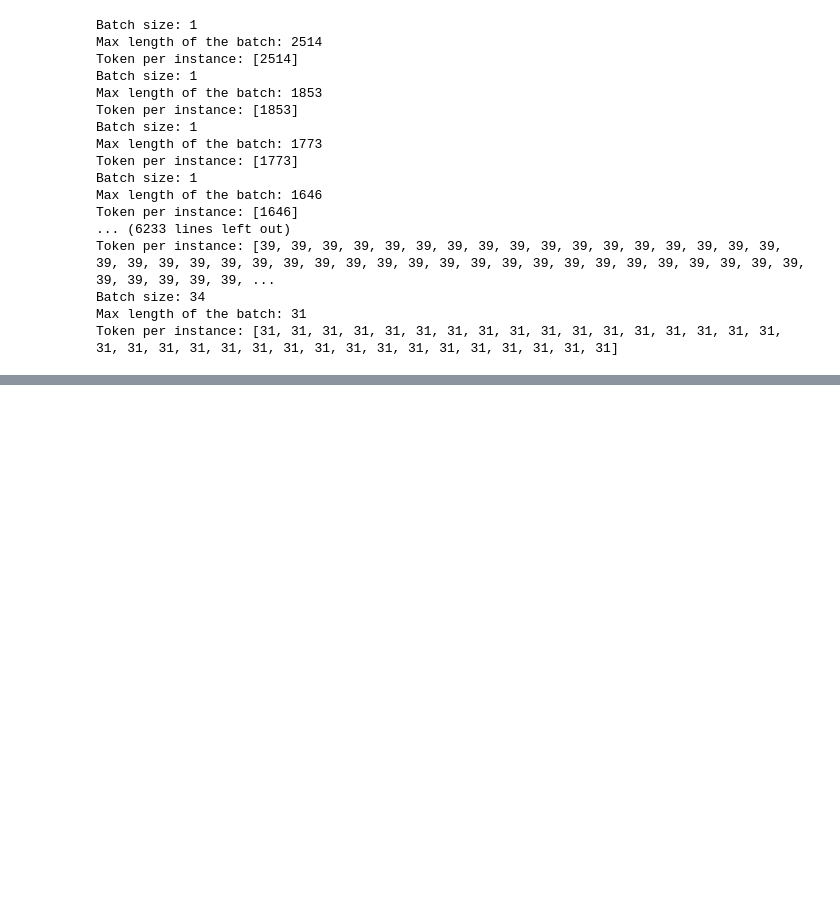
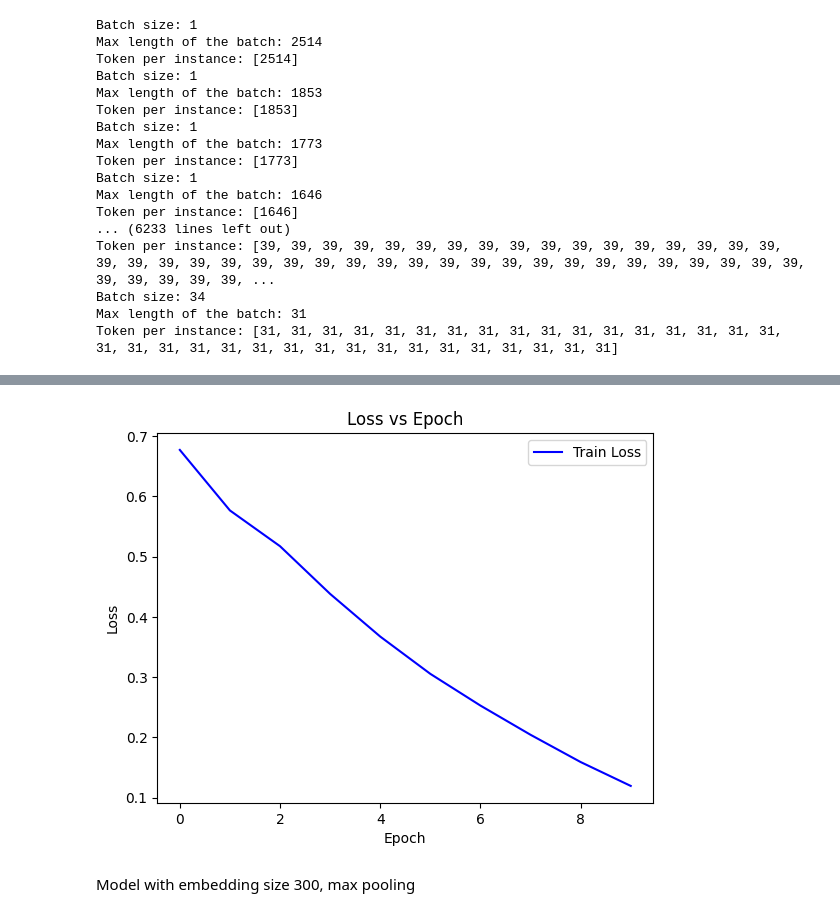
Before and after one commit to sczternasty/Attention-is-all-you-need, a Jupyter notebook: IMDb_model.ipynb, the cells around one changed output, grey strips where cells are left out. Cells and saved outputs as stored; diff of their text form; code cells hidden in the pictures; blank space fills up the shorter version.

Commit message:
experimenting with emb dim + pooling

```diff
--- a/IMDb_model.ipynb
+++ b/IMDb_model.ipynb
@@ -120,0 +157,19 @@ def accuracy(pred, y):
+# %%
+torch.manual_seed(42)
+model = BaseLineClassifierMax(len(w2i), 100)
+model.to(device)
+optimizer = torch.optim.Adam(model.parameters(), lr=0.001)
+# %%
+torch.manual_seed(42)
+train_losses = []
+for epoch in range(10):
+    for i, (x, y) in enumerate(zip(tensor_x, tensor_y)):
+        x = x.to(device)
+        y = y.to(device)
+        optimizer.zero_grad()
+        output = model(x)
+        loss = criterion(output, y)
+        loss.backward()
+        optimizer.step()
+    train_losses.append(loss.item())
+    print(f"Epoch {epoch+1}, Loss: {loss.item()}, accuracy: {accuracy(output, y).item() * 100:.2f}%")
@@ -120,0 +187,6 @@ def accuracy(pred, y):
+# %%
+plot_loss(train_losses, labels=['Train Loss'])
+# %% [output]
+[figure, added]
+# %% [markdown]
+Model with embedding size 300, max pooling
```
Also changed, not shown: parts of 22 cells of this notebook.
